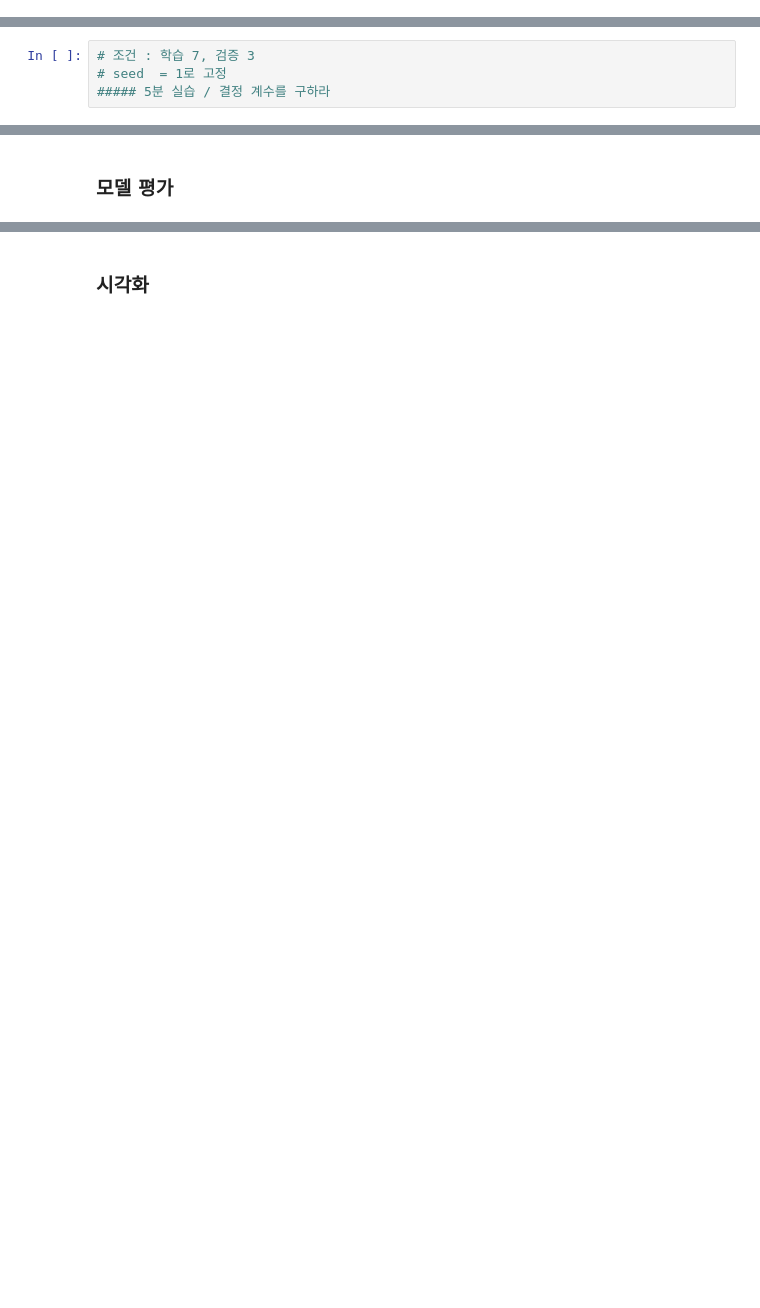
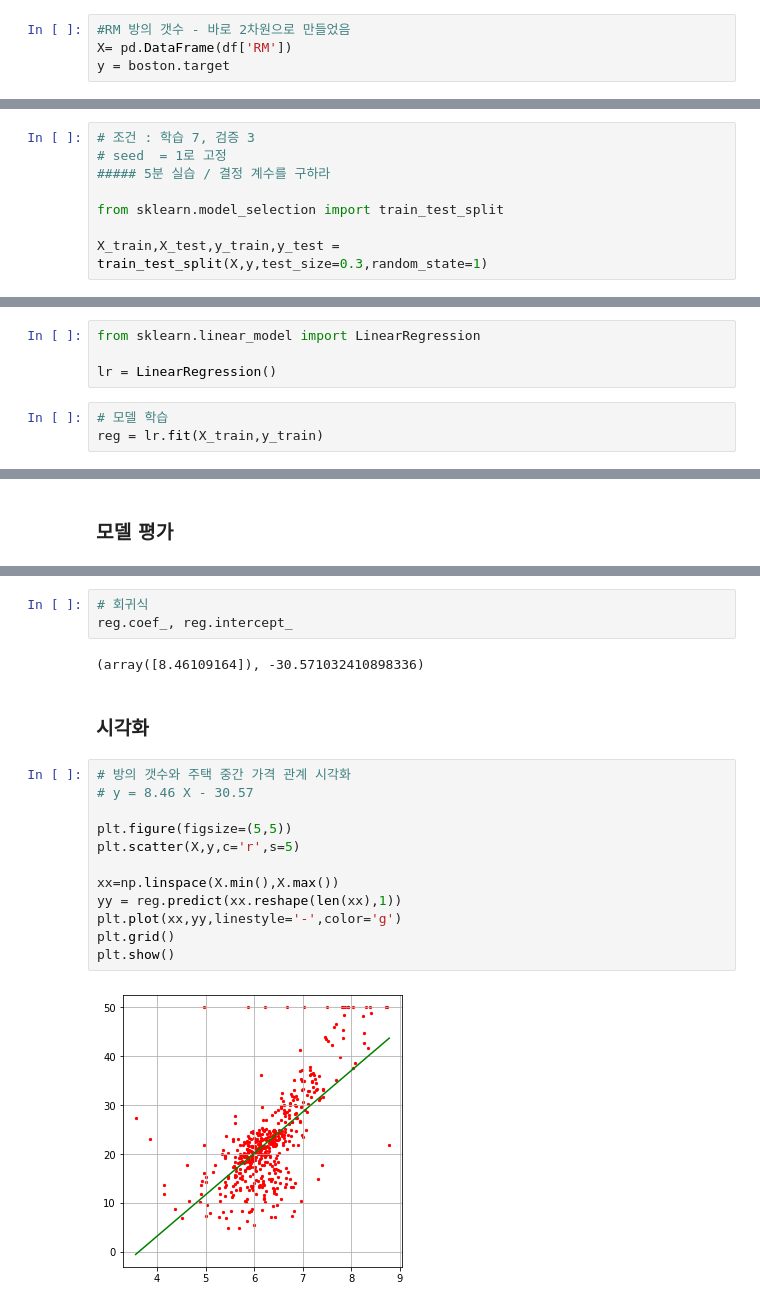
Before and after one commit to happyme2/Bigdata, a Jupyter notebook: Machine Learning/02.단순선형회귀.ipynb, the cells around one changed output, grey strips where cells are left out. Saved outputs shown, nothing was run; the diff lists cells and outputs as text; blank space fills up the shorter version.

```diff
--- a/Machine Learning/02.단순선형회귀.ipynb
+++ b/Machine Learning/02.단순선형회귀.ipynb
@@ -267,0 +464,4 @@ PRICE(MEDV): 본인 소유 주택 가격의 중앙값
+# %%
+#RM 방의 갯수 - 바로 2차원으로 만들었음
+X= pd.DataFrame(df['RM'])
+y = boston.target
@@ -271,5 +480,16 @@ PRICE(MEDV): 본인 소유 주택 가격의 중앙값
 # 조건 : 학습 7, 검증 3
 # seed  = 1로 고정
 ##### 5분 실습 / 결정 계수를 구하라
+
+from sklearn.model_selection import train_test_split
+
+X_train,X_test,y_train,y_test = train_test_split(X,y,test_size=0.3,random_state=1)
 # %% [markdown]
 ### 모델 구축
+# %%
+from sklearn.linear_model import LinearRegression
+
+lr = LinearRegression()
+# %%
+# 모델 학습
+reg = lr.fit(X_train,y_train)
@@ -278,2 +516,21 @@ PRICE(MEDV): 본인 소유 주택 가격의 중앙값
+# %%
+# 회귀식
+reg.coef_, reg.intercept_
+# %% [output]
+(array([8.46109164]), -30.571032410898336)
 # %% [markdown]
 ### 시각화
+# %%
+# 방의 갯수와 주택 중간 가격 관계 시각화
+# y = 8.46 X - 30.57
+
+plt.figure(figsize=(5,5))
+plt.scatter(X,y,c='r',s=5)
+
+xx=np.linspace(X.min(),X.max())
+yy = reg.predict(xx.reshape(len(xx),1))
+plt.plot(xx,yy,linestyle='-',color='g')
+plt.grid()
+plt.show()
+# %% [output]
+[figure, added]
```
Also changed, not shown: parts of 35 cells of this notebook.
